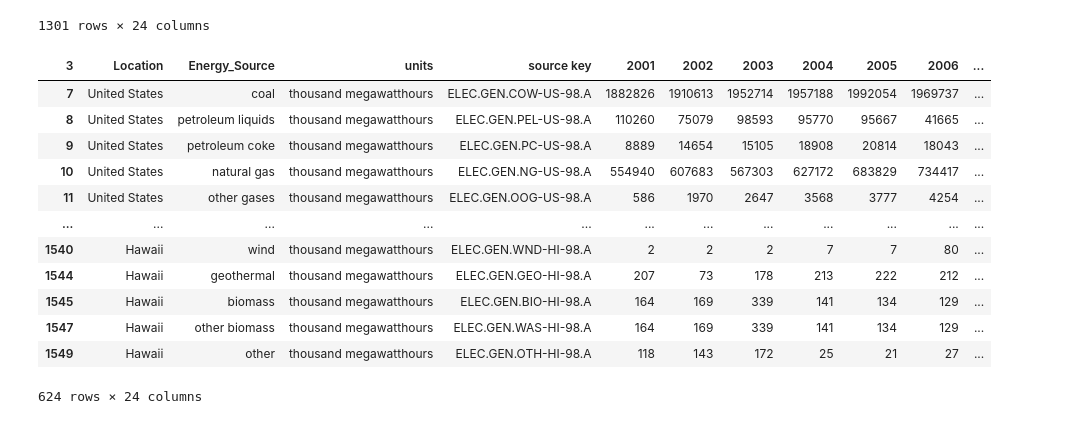
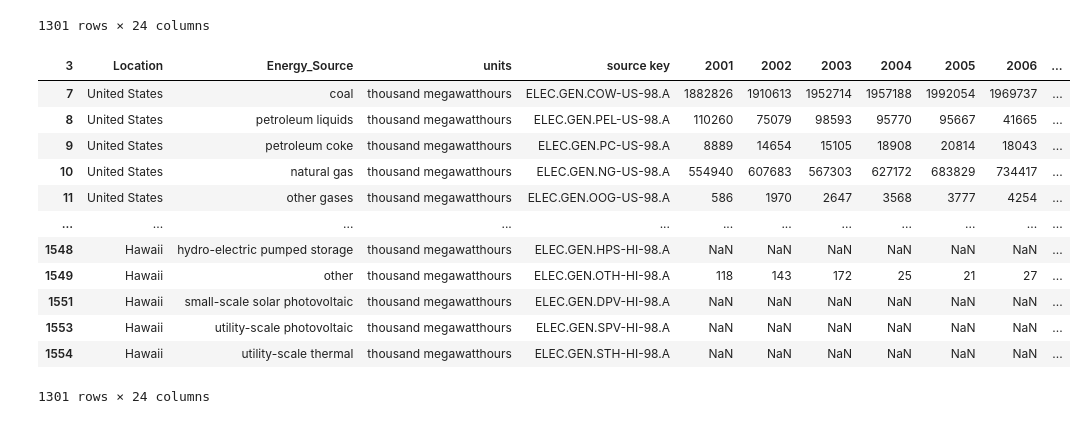
Before and after one commit to Mitchemoto/project-1-, a Jupyter notebook: Energy_Source_Clean.ipynb, the cells around one changed output. Drawn from its saved outputs; the diff is of its cells as text; code cells hidden in the pictures.

```diff
--- a/Energy_Source_Clean.ipynb
+++ b/Energy_Source_Clean.ipynb
@@ -208,31 +208,21 @@ filtered_df
 | 1553 | Hawaii | utility-scale photovoltaic | thousand megawatthours | ELEC.GEN.SPV-HI-98.A | -- | -- | -- | -- | -- | -- | ... |
 | 1554 | Hawaii | utility-scale thermal | thousand megawatthours | ELEC.GEN.STH-HI-98.A | -- | -- | -- | -- | -- | -- | ... |
 1301 rows × 24 columns
-# %%
-#Removing rows where all of the data is blank.
-filtered_df2=filtered_df[((filtered_df['2001']!="--")&(filtered_df['2002']!="--")&
-                         (filtered_df['2003']!="--")&(filtered_df['2004']!="--")&
-                         (filtered_df['2005']!="--")&(filtered_df['2006']!="--")&
-                         (filtered_df['2007']!="--")&(filtered_df['2008']!="--")&
-                         (filtered_df['2009']!="--")&(filtered_df['2010']!="--")&
-                         (filtered_df['2011']!="--")&(filtered_df['2012']!="--")&
-                         (filtered_df['2013']!="--")&(filtered_df['2014']!="--")&
-                         (filtered_df['2015']!="--")&(filtered_df['2016']!="--")&
-                         (filtered_df['2017']!="--")&(filtered_df['2018']!="--")&
-                         (filtered_df['2019']!="--"))]
-
-filtered_df2
-# %% [output]
-| 3 | Location | Energy_Source | units | source key | 2001 | 2002 | 2003 | 2004 | 2005 | 2006 | ... |
-| 7 | United States | coal | thousand megawatthours | ELEC.GEN.COW-US-98.A | 1882826 | 1910613 | 1952714 | 1957188 | 1992054 | 1969737 | ... |
-| 8 | United States | petroleum liquids | thousand megawatthours | ELEC.GEN.PEL-US-98.A | 110260 | 75079 | 98593 | 95770 | 95667 | 41665 | ... |
-| 9 | United States | petroleum coke | thousand megawatthours | ELEC.GEN.PC-US-98.A | 8889 | 14654 | 15105 | 18908 | 20814 | 18043 | ... |
-| 10 | United States | natural gas | thousand megawatthours | ELEC.GEN.NG-US-98.A | 554940 | 607683 | 567303 | 627172 | 683829 | 734417 | ... |
-| 11 | United States | other gases | thousand megawatthours | ELEC.GEN.OOG-US-98.A | 586 | 1970 | 2647 | 3568 | 3777 | 4254 | ... |
-| ... | ... | ... | ... | ... | ... | ... | ... | ... | ... | ... | ... |
-| 1540 | Hawaii | wind | thousand megawatthours | ELEC.GEN.WND-HI-98.A | 2 | 2 | 2 | 7 | 7 | 80 | ... |
-| 1544 | Hawaii | geothermal | thousand megawatthours | ELEC.GEN.GEO-HI-98.A | 207 | 73 | 178 | 213 | 222 | 212 | ... |
-| 1545 | Hawaii | biomass | thousand megawatthours | ELEC.GEN.BIO-HI-98.A | 164 | 169 | 339 | 141 | 134 | 129 | ... |
-| 1547 | Hawaii | other biomass | thousand megawatthours | ELEC.GEN.WAS-HI-98.A | 164 | 169 | 339 | 141 | 134 | 129 | ... |
-| 1549 | Hawaii | other | thousand megawatthours | ELEC.GEN.OTH-HI-98.A | 118 | 143 | 172 | 25 | 21 | 27 | ... |
-624 rows × 24 columns
+# %%
+filtered_df=filtered_df.replace(to_replace=["--", "NM"], value=np.nan)
+
+filtered_df
+# %% [output]
+| 3 | Location | Energy_Source | units | source key | 2001 | 2002 | 2003 | 2004 | 2005 | 2006 | ... |
+| 7 | United States | coal | thousand megawatthours | ELEC.GEN.COW-US-98.A | 1882826 | 1910613 | 1952714 | 1957188 | 1992054 | 1969737 | ... |
+| 8 | United States | petroleum liquids | thousand megawatthours | ELEC.GEN.PEL-US-98.A | 110260 | 75079 | 98593 | 95770 | 95667 | 41665 | ... |
+| 9 | United States | petroleum coke | thousand megawatthours | ELEC.GEN.PC-US-98.A | 8889 | 14654 | 15105 | 18908 | 20814 | 18043 | ... |
+| 10 | United States | natural gas | thousand megawatthours | ELEC.GEN.NG-US-98.A | 554940 | 607683 | 567303 | 627172 | 683829 | 734417 | ... |
+| 11 | United States | other gases | thousand megawatthours | ELEC.GEN.OOG-US-98.A | 586 | 1970 | 2647 | 3568 | 3777 | 4254 | ... |
+| ... | ... | ... | ... | ... | ... | ... | ... | ... | ... | ... | ... |
+| 1548 | Hawaii | hydro-electric pumped storage | thousand megawatthours | ELEC.GEN.HPS-HI-98.A | NaN | NaN | NaN | NaN | NaN | NaN | ... |
+| 1549 | Hawaii | other | thousand megawatthours | ELEC.GEN.OTH-HI-98.A | 118 | 143 | 172 | 25 | 21 | 27 | ... |
+| 1551 | Hawaii | small-scale solar photovoltaic | thousand megawatthours | ELEC.GEN.DPV-HI-98.A | NaN | NaN | NaN | NaN | NaN | NaN | ... |
+| 1553 | Hawaii | utility-scale photovoltaic | thousand megawatthours | ELEC.GEN.SPV-HI-98.A | NaN | NaN | NaN | NaN | NaN | NaN | ... |
+| 1554 | Hawaii | utility-scale thermal | thousand megawatthours | ELEC.GEN.STH-HI-98.A | NaN | NaN | NaN | NaN | NaN | NaN | ... |
+1301 rows × 24 columns
```
Also changed, not shown: parts of 4 cells of this notebook.
